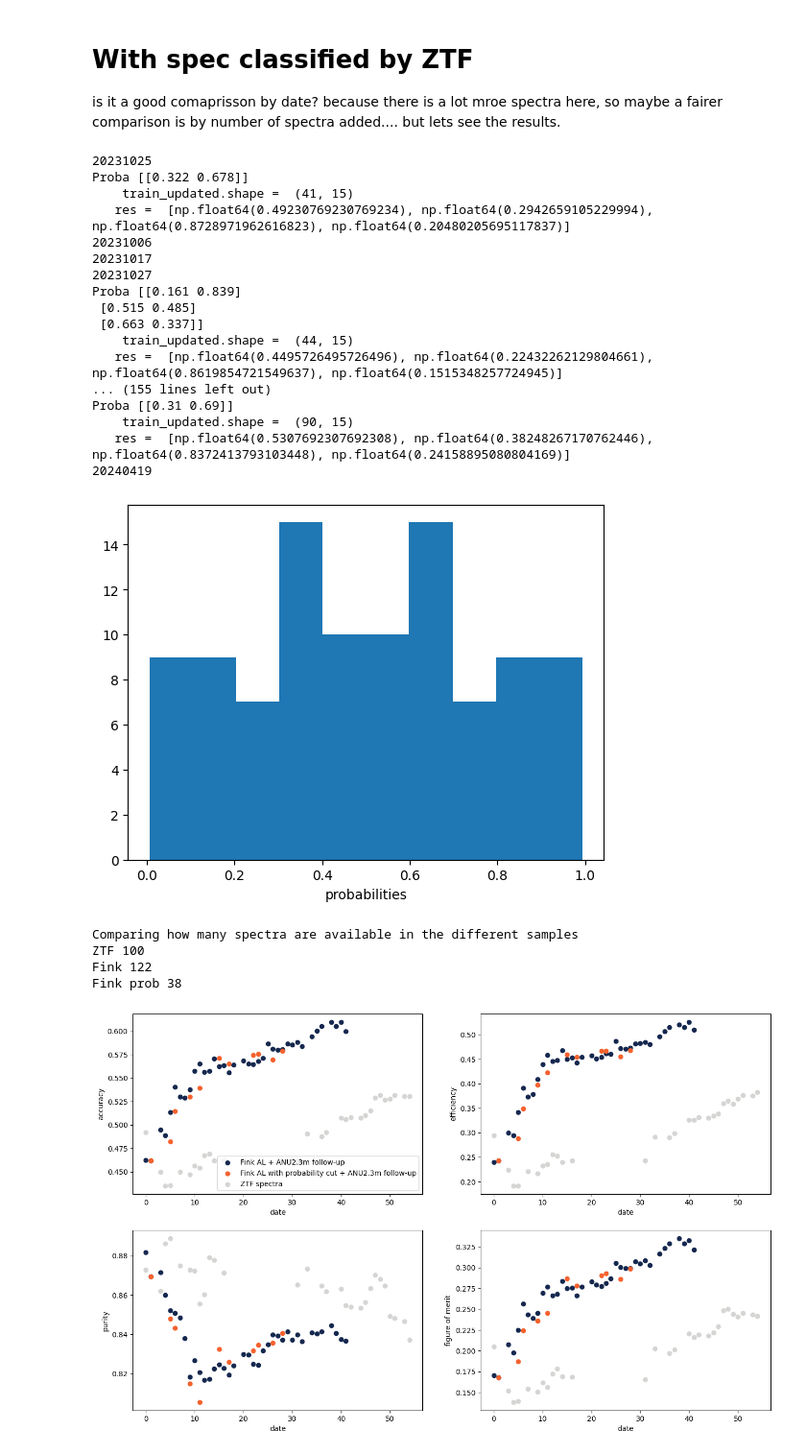
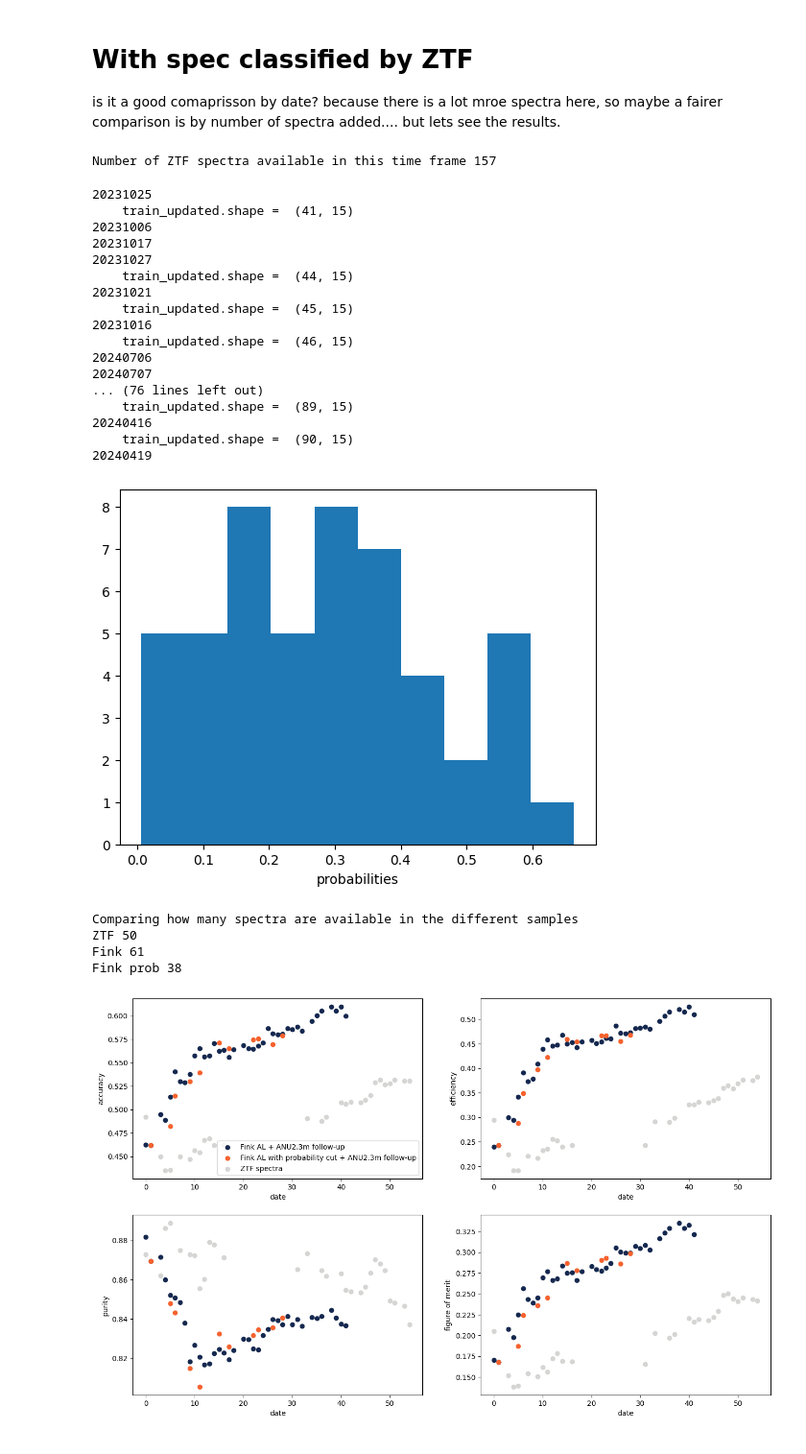
Before and after one commit to Fink-analyses/Active_Learning_earlySNIa, a Jupyter notebook: notebooks/ultimate_train_working_AM.ipynb, the cells around one changed output. Shown at 96% size. Drawn from its saved outputs; the diff is of its cells as text; code cells hidden in the pictures.

```diff
--- a/notebooks/ultimate_train_working_AM.ipynb
+++ b/notebooks/ultimate_train_working_AM.ipynb
@@ -218,7 +217,7 @@ def AL_loop(new_labels, train_for_loop, dir_suffix ="", proba_cut = True, plot_l
 
                     # see what current model says about queried alerts
                     pred_prob_query = clf_before.predict_proba(alerts_use[list(alerts_use.keys())[2:-1]])
-                    print(f'Proba {pred_prob_query}')
+                    # print(f'Proba {pred_prob_query}')
 
                     if proba_cut:
                         keep_index = []
@@ -264,7 +263,7 @@ def AL_loop(new_labels, train_for_loop, dir_suffix ="", proba_cut = True, plot_l
 
                         # calculate metrics
                         names, res = get_snpcc_metric(pred, test_for_loop['type'].values == 'Ia')
-                        print('   res = ', res)
+                        # print('   res = ', res)
 
                         metric_pd = pd.DataFrame([[date] + [list(new_labels.keys()).index(date) + 30] + res + \
                                                      [list(alerts_use['objectId'].values)]],
@@ -277,6 +276,7 @@ def AL_loop(new_labels, train_for_loop, dir_suffix ="", proba_cut = True, plot_l
 
     if len(metrics_all_list)>0:
         metrics = pd.concat(metrics_all_list, ignore_index=True)
+        metrics['n spectra']= metrics['query_objectIds'].apply(lambda x: len(x)).cumsum()
 
     else:
         metrics = pd.DataFrame()
@@ -488,5 +505,9 @@ tmp['discoveryjd+12_strfmt'] = tmp['Discovery Date (UT)'].apply(lambda x: add_da
 # %%
 ztf_tns = tmp[['Disc. Internal Name','type AL','discoveryjd+12','discoveryjd+12_strfmt']]
+# %%
+print(f"Number of ZTF spectra available in this time frame {len(ztf_tns)}")
+# %% [output]
+Number of ZTF spectra available in this time frame 157
 # %%
 # convert to new_labels format
 dic_ztf_labels = {}
@@ -500,38 +521,38 @@ for dat in ztf_tns['discoveryjd+12'].unique():
 metrics_ztf, probabilities_list_ztf = AL_loop(dic_ztf_labels, train_for_loop, dir_suffix='ZTF', proba_cut = False)
 # %% [output]
 20231025
-Proba [[0.322 0.678]]
     train_updated.shape =  (41, 15)
-   res =  [np.float64(0.49230769230769234), np.float64(0.2942659105229994), np.float64(0.8728971962616823), np.float64(0.20480205695117837)]
 20231006
 20231017
 20231027
-Proba [[0.161 0.839]
- [0.515 0.485]
- [0.663 0.337]]
     train_updated.shape =  (44, 15)
-   res =  [np.float64(0.4495726495726496), np.float64(0.22432262129804661), np.float64(0.8619854721549637), np.float64(0.1515348257724945)]
-... (155 lines left out)
-Proba [[0.31 0.69]]
+20231021
+    train_updated.shape =  (45, 15)
+20231016
+    train_updated.shape =  (46, 15)
+20240706
+20240707
+... (76 lines left out)
+    train_updated.shape =  (89, 15)
+20240416
     train_updated.shape =  (90, 15)
-   res =  [np.float64(0.5307692307692308), np.float64(0.38248267170762446), np.float64(0.8372413793103448), np.float64(0.24158895080804169)]
 20240419
 # %%
-probabilities_list_ZTF_flat = np.concatenate(probabilities_list_ztf).ravel().tolist()
-plt.hist(probabilities_list_ZTF_flat)
+probabilities_ZTF = [k[0] for k in np.concatenate(probabilities_list_ztf)]
+plt.hist(probabilities_ZTF)
 plt.xlabel('probabilities')
 plt.savefig('../data_ZTF/probabilities.png')
 # %% [output]
-[figure, old version]
+[figure, new version]
 # %%
 print('Comparing how many spectra are available in the different samples')
-print(f'ZTF {len(probabilities_list_ZTF_flat)}')
-print(f'Fink {len(probabilities_list_all_flat)}')
-print(f'Fink prob {len(probabilities_list_allprobacut_flat)}')
+print(f'ZTF {len(probabilities_ZTF)}')
+print(f'Fink {len(probabilities_fink)}')
+print(f'Fink prob {len(probabilities_fink_probacut)}')
 # %% [output]
 Comparing how many spectra are available in the different samples
-ZTF 100
-Fink 122
+ZTF 50
+Fink 61
 Fink prob 38
 # %%
 def plot_metrics_listdf(list_df,label_list,plots_dir='./', varx='date_plot',suffix=''):
```
Also changed, not shown: parts of 23 cells of this notebook.
